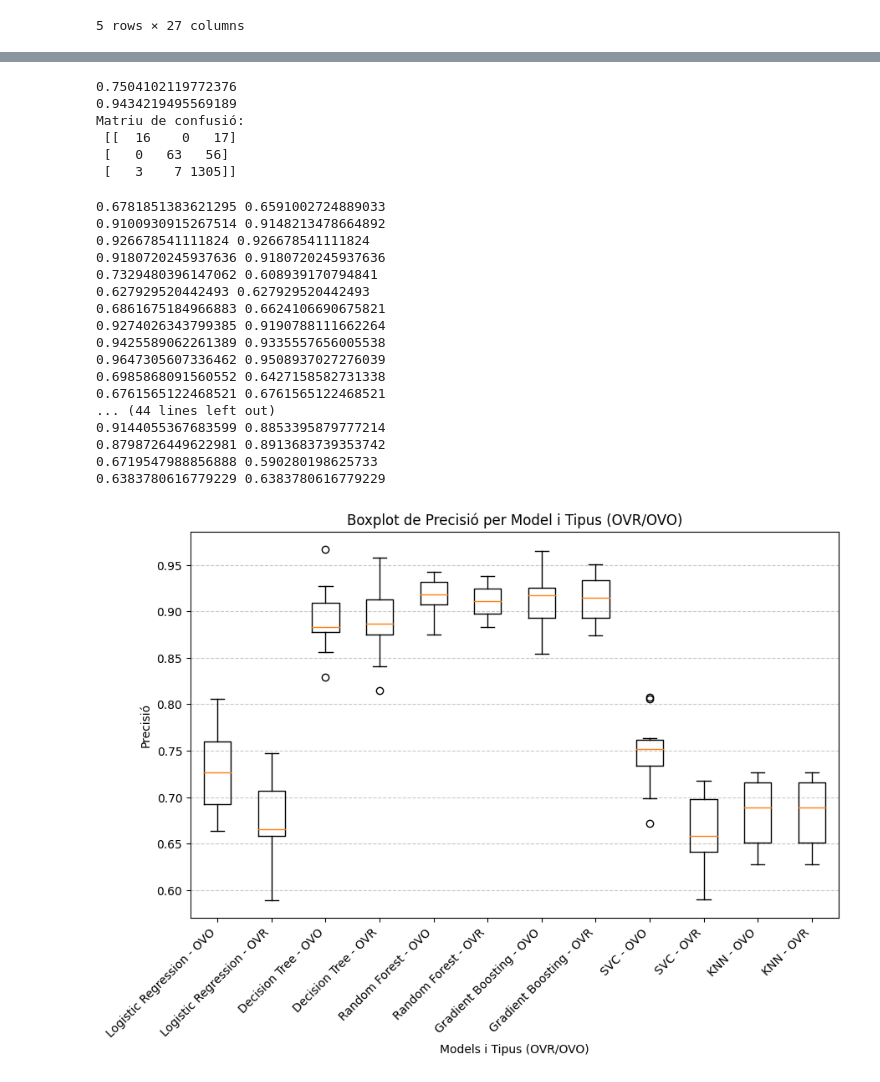
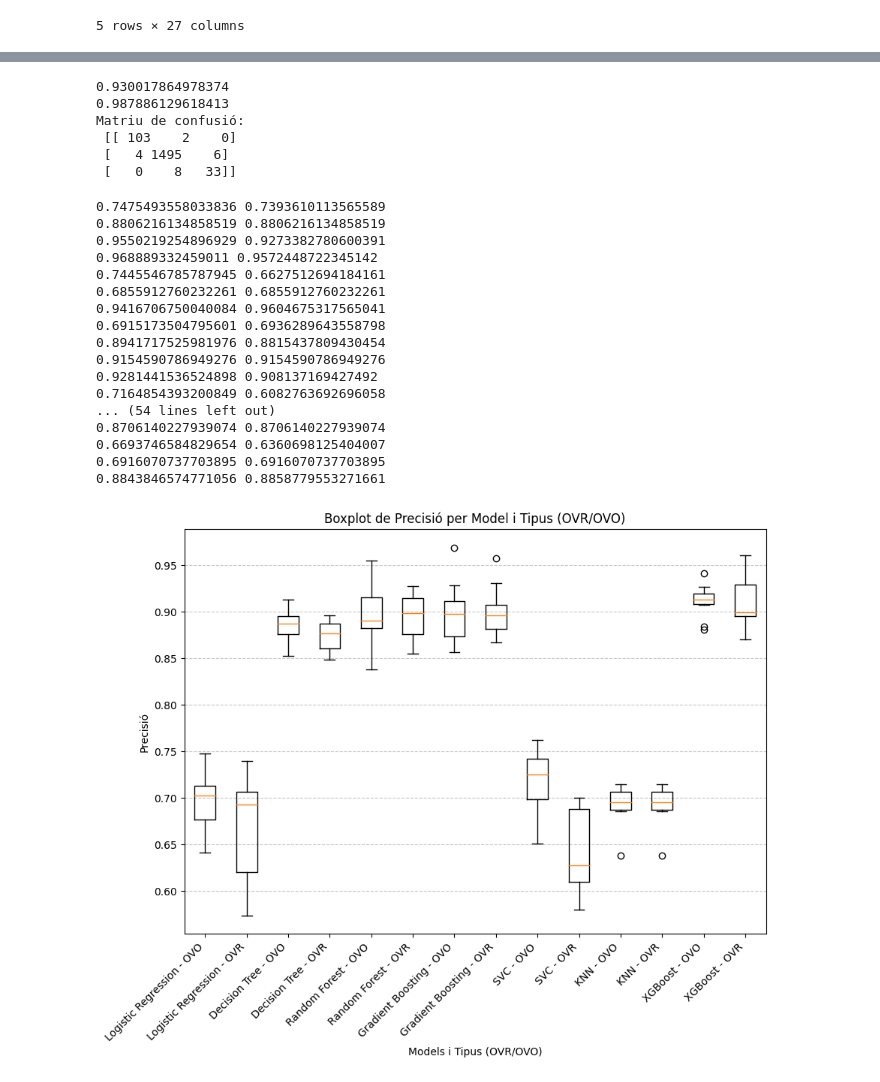
Before and after one commit to NIU1668072/ThyroidDiseaseClassification, a Jupyter notebook: thyroid.ipynb, the cells around one changed output, grey strips where cells are left out. Cells and saved outputs as stored; diff of their text form; code cells hidden in the pictures.

Commit message:
Models entrenats df_fillna

```diff
--- a/thyroid.ipynb
+++ b/thyroid.ipynb
@@ -225,8 +221,8 @@ women = df_fill_na[df_fill_na['M'] == 0]
 men = df_fill_na[df_fill_na['M'] == 1]
 
 # Colors i targets
-targets = ['Negative', 'Hyperthyroid', 'Hypothyroid']
-colors = ['green', 'red', 'blue']
+targets = [0,1,2]
+colors = ['red', 'green', 'blue']
 
 # Subplot per a dones
 for target, color in zip(targets, colors):
@@ -267,4 +263,4 @@ target_att = 'target'
 attributes = [k for k in df.keys() if k!= target_att]
 X = df_fill_na[attributes]
 y = df_fill_na[[target_att]]
-X_train_val, X_test, y_train_val, y_test = train_test_split(X, y, test_size=0.2, random_state=42)
+X_train_val, X_test, y_train_val, y_test = train_test_split(X, y, test_size=0.1, random_state=42)
@@ -271,11 +285,13 @@ X_train_val, X_test, y_train_val, y_test = train_test_split(X, y, test_size=0.2,
 # %%
 from sklearn.linear_model import LogisticRegression
+from xgboost import XGBClassifier
+
 from sklearn.multiclass import OneVsOneClassifier
 from sklearn.metrics import f1_score, accuracy_score
 from sklearn.metrics import confusion_matrix
 
 X_train, X_val, y_train, y_val = train_test_split(X_train_val, y_train_val, test_size=0.2, random_state=42)
-ovo_model = OneVsOneClassifier(LogisticRegression())
+ovo_model = OneVsOneClassifier(XGBClassifier())
 ovo_model.fit(X_train, y_train)
 y_pred = ovo_model.predict(X_val)
 
@@ -285,12 +301,12 @@ print(f1_score(y_val,y_pred,average='macro'))
 print(accuracy_score(y_val,y_pred))
 print("Matriu de confusió:\n", cm)
 # %% [output]
-0.7504102119772376
-0.9434219495569189
+0.930017864978374
+0.987886129618413
 Matriu de confusió:
- [[  16    0   17]
- [   0   63   56]
- [   3    7 1305]]
+ [[ 103    2    0]
+ [   4 1495    6]
+ [   0    8   33]]
 # %%
 import numpy as np
 import pandas as pd
@@ -299,6 +315,7 @@ from sklearn.svm import SVC
 from sklearn.ensemble import RandomForestClassifier, GradientBoostingClassifier
 from sklearn.tree import DecisionTreeClassifier
 from sklearn.neighbors import KNeighborsClassifier
+from xgboost import XGBClassifier
 from sklearn.multiclass import OneVsOneClassifier, OneVsRestClassifier
 from sklearn.metrics import f1_score
 
@@ -310,11 +327,12 @@ base_classifiers = {
     'Random Forest': RandomForestClassifier(random_state=random_state),
     'Gradient Boosting': GradientBoostingClassifier(random_state=random_state),
     'SVC': SVC(kernel='linear', random_state=random_state),
-    'KNN': KNeighborsClassifier(n_neighbors=5)
+    'KNN': KNeighborsClassifier(n_neighbors=5),
+    'XGBoost': XGBClassifier(random_state=random_state)
 }
 
 PRC = 0.1
-acc_r=np.zeros((10,6,2))
+acc_r=np.zeros((10,7,2))
 for i in range(10):
     X_train, X_test, y_train, y_test = train_test_split(X_train_val, y_train_val, test_size=PRC,random_state=random_state*(i+1))
     for j, model in enumerate(base_classifiers.values()):
@@ -328,44 +346,44 @@ for i in range(10):
         acc_r[i][j][1] = f1_score(y_test, yhat_ovr, average='macro')
         print(acc_r[i][j][0],acc_r[i][j][1])
 # %% [output]
-0.6781851383621295 0.6591002724889033
-0.9100930915267514 0.9148213478664892
-0.926678541111824 0.926678541111824
-0.9180720245937636 0.9180720245937636
-0.7329480396147062 0.608939170794841
-0.627929520442493 0.627929520442493
-0.6861675184966883 0.6624106690675821
-0.9274026343799385 0.9190788111662264
-0.9425589062261389 0.9335557656005538
-0.9647305607336462 0.9508937027276039
-0.6985868091560552 0.6427158582731338
-0.6761565122468521 0.6761565122468521
-... (44 lines left out)
-0.9144055367683599 0.8853395879777214
-0.8798726449622981 0.8913683739353742
-0.6719547988856888 0.590280198625733
-0.6383780616779229 0.6383780616779229
+0.7475493558033836 0.7393610113565589
+0.8806216134858519 0.8806216134858519
+0.9550219254896929 0.9273382780600391
+0.968889332459011 0.9572448722345142
+0.7445546785787945 0.6627512694184161
+0.6855912760232261 0.6855912760232261
+0.9416706750040084 0.9604675317565041
+0.6915173504795601 0.6936289643558798
+0.8941717525981976 0.8815437809430454
+0.9154590786949276 0.9154590786949276
+0.9281441536524898 0.908137169427492
+0.7164854393200849 0.6082763692696058
+... (54 lines left out)
+0.8706140227939074 0.8706140227939074
+0.6693746584829654 0.6360698125404007
+0.6916070737703895 0.6916070737703895
+0.8843846574771056 0.8858779553271661
 # %%
 boxplot_data = []
 for j in range(acc_r.shape[1]):  # Recórrer els models
     for k in range(acc_r.shape[2]):  # Recórrer els tipus (OVR/OVO)
         # Reorganitzar les dades per cada combinació (model, tipus)
         data = acc_r[:, j, k].reshape(-1)  # Combina totes les iteracions i observacions
         boxplot_data.append(data)
 
 # Crear el boxplot
-plt.figure(figsize=(10, 6))
+plt.figure(figsize=(10, 7))
 labels = [
     f'{model} - {"OVR" if k == 1 else "OVO"}'
     for j, model in enumerate(base_classifiers.keys())
     for k in range(2)  # OVR (1) i OVO (0)
 ]
 plt.boxplot(boxplot_data, labels=labels)
 plt.title('Boxplot de Precisió per Model i Tipus (OVR/OVO)')
 plt.xlabel('Models i Tipus (OVR/OVO)')
 plt.ylabel('Precisió')
 plt.grid(True, axis='y', linestyle='--', alpha=0.7)
 plt.xticks(rotation=45, ha='right')
 plt.show()
 # %% [output]
-[figure, old version]
+[figure, new version]
```
Also changed, not shown: parts of 8 cells of this notebook, 7 other files.
